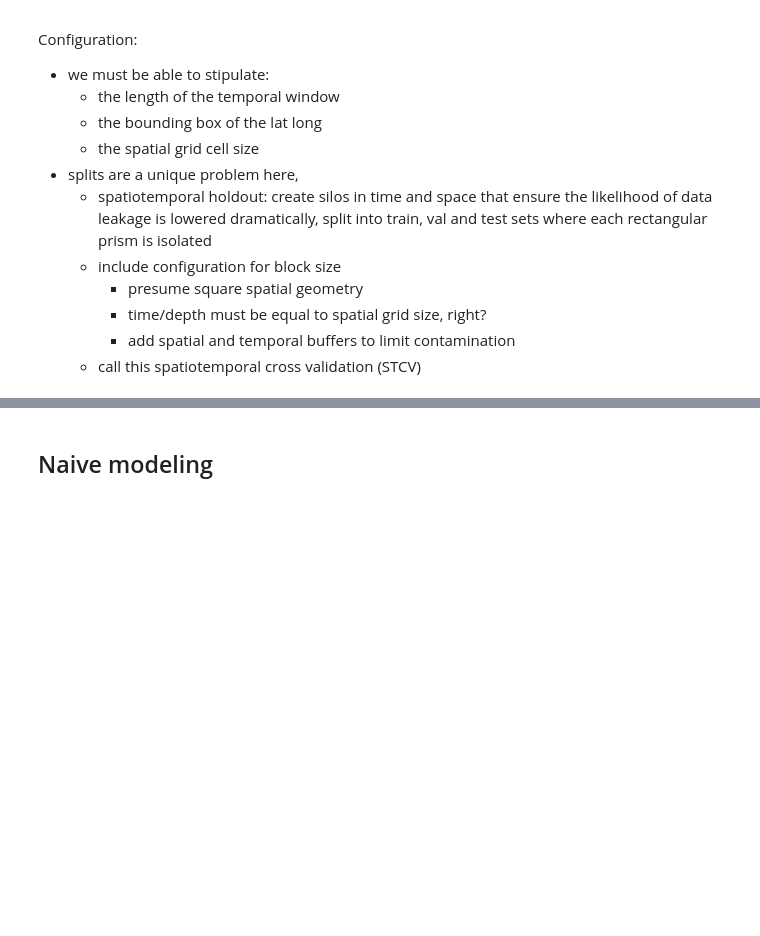
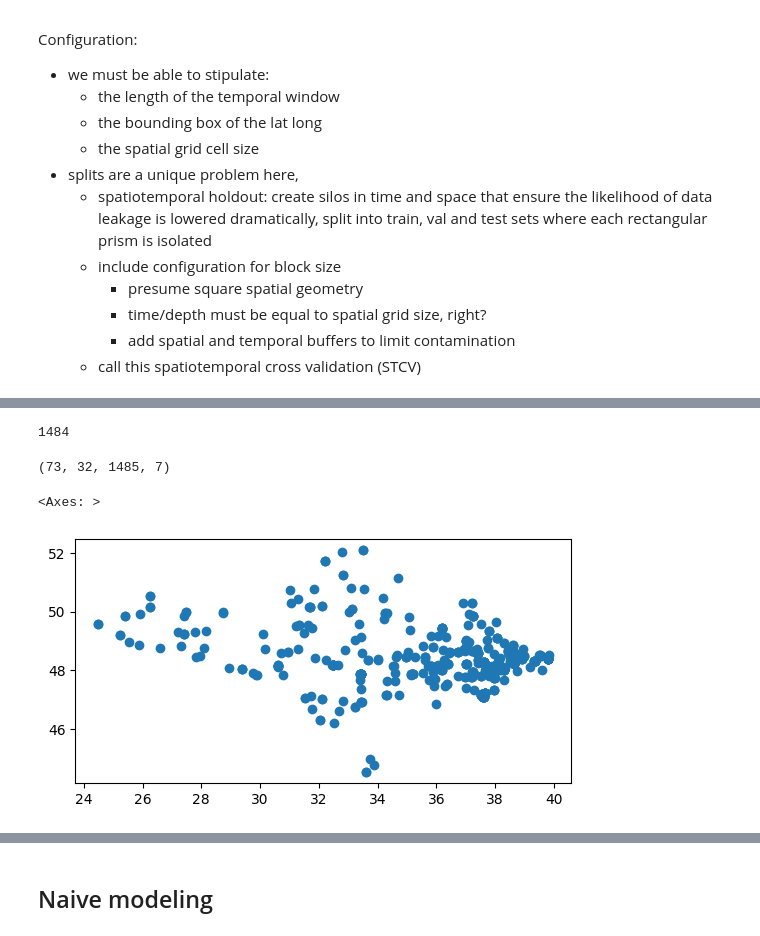
Before and after one commit to auto-d/flashpoint-detector, a Jupyter notebook: notebooks/eda.ipynb, the cells around one changed output, grey strips where cells are left out. Drawn from its saved outputs; the diff is of its cells as text; code cells hidden in the pictures; blank space fills up the shorter version.

```diff
--- a/notebooks/eda.ipynb
+++ b/notebooks/eda.ipynb
@@ -376,0 +494,14 @@ Configuration:
+# %%
+import math
+
+min_lon, min_lat, max_lon, max_lat = admin.iloc[0].geometry.bounds
+lon_range = max_lon - min_lon
+lat_range = max_lat - min_lat
+max_date = gdf.date.max()
+min_date = gdf.date.min()
+time_range = (max_date - min_date).days
+
+lon_steps = int(math.floor(lon_range/spatial_step)) + 1
+lat_steps = int(math.floor(lat_range/spatial_step)) + 1
+time_steps = int(math.floor(time_range/temporal_step)) + 1
+print(lon_steps, lat_steps, time_steps)
@@ -376,0 +514,4 @@ Configuration:
+# %%
+(max_date-min_date).days
+# %% [output]
+1484
@@ -376,0 +521,7 @@ Configuration:
+# %%
+gdf['conf_d'] = gdf.f_conf.apply(lambda x: 0.25 if x == 'l' else 0.5 if x == 'n' else 0.75)
+gdf['night_d'] = gdf.f_daynight.apply(lambda x: 0 if x == 'D' else 1)
+# %%
+data.shape
+# %% [output]
+(73, 32, 1485, 7)
@@ -376,0 +543,6 @@ Configuration:
+# %%
+gdf.set_geometry('location', inplace=True)
+gdf[gdf.date==min_date].plot()
+# %% [output]
+<Axes: >
+[figure, added]
```
Also changed, not shown: parts of 26 cells of this notebook.
